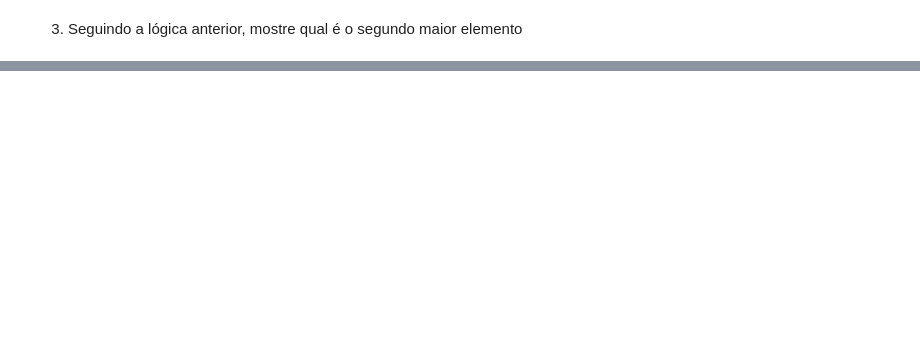
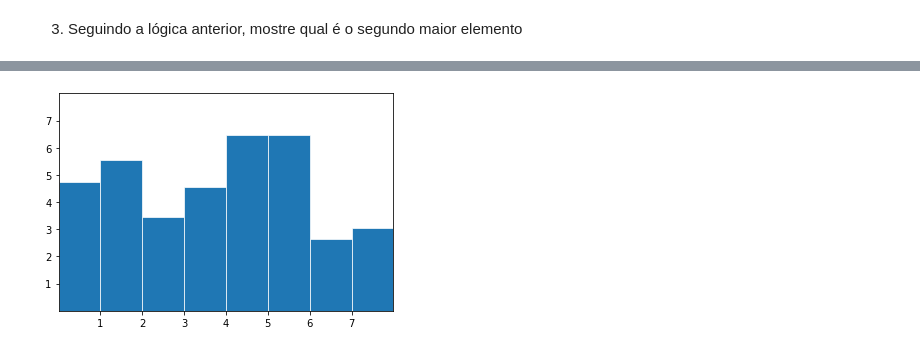
Before and after one commit to GuilhermeRuy97/Curso-ministrado-Python-para-Dados, a Jupyter notebook: 05_05_2022.ipynb, the cells around one changed output, grey strips where cells are left out. Saved outputs shown, nothing was run; the diff lists cells and outputs as text; code cells hidden in the pictures; blank space fills up the shorter version.

```diff
--- a/05_05_2022.ipynb
+++ b/05_05_2022.ipynb
@@ -2078,0 +2297,19 @@ print(array_aux)
+# %%
+# Barras
+
+# make data:
+np.random.seed(3)
+x = 0.5 + np.arange(8)
+y = np.random.uniform(2, 7, len(x))
+
+# plot
+fig, ax = plt.subplots()
+
+ax.bar(x, y, width=1, edgecolor="white", linewidth=0.7)
+
+ax.set(xlim=(0, 8), xticks=np.arange(1, 8),
+       ylim=(0, 8), yticks=np.arange(1, 8))
+
+plt.show()
+# %% [output]
+[figure, added]
```
Also changed, not shown: parts of 55 cells of this notebook.
